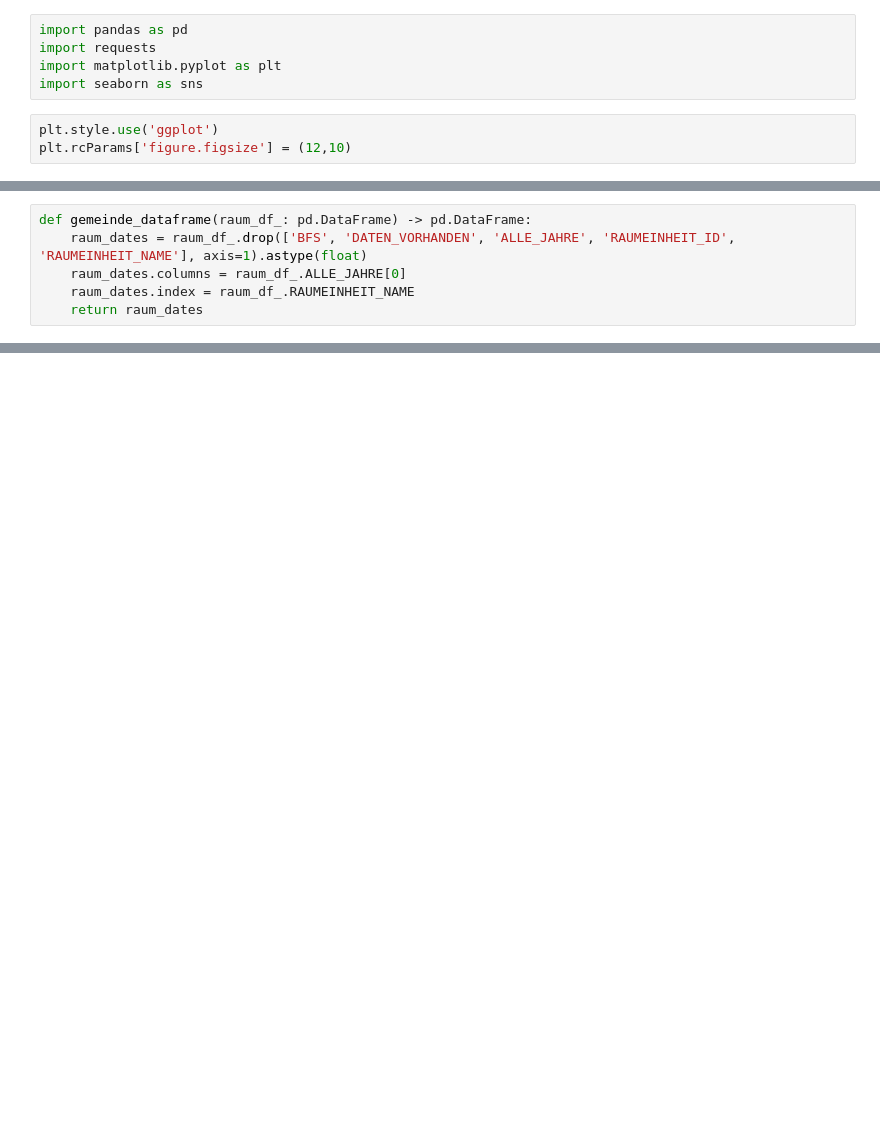
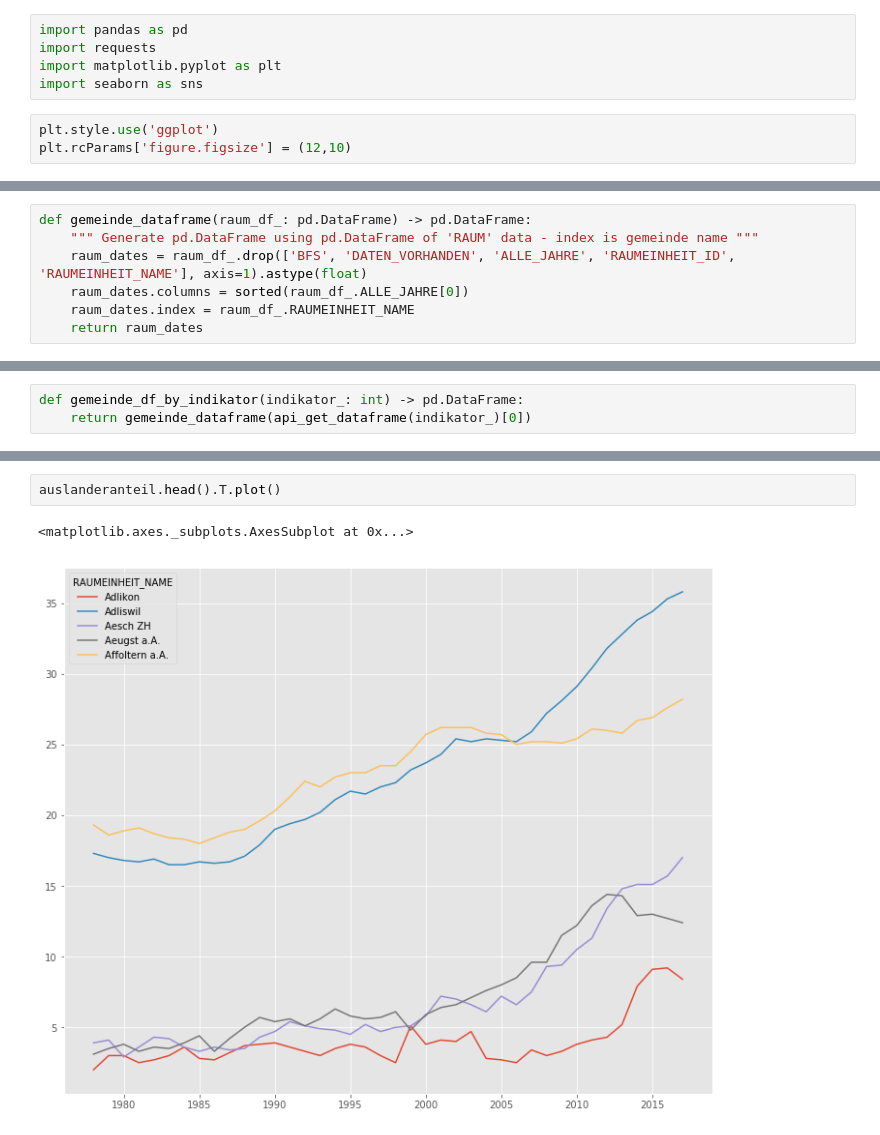
Before and after one commit to jartsavor/wikidata_canton_zurich, a Jupyter notebook: api_worker.ipynb, the cells around one changed output, grey strips where cells are left out. Drawn from its saved outputs; the diff is of its cells as text; blank space fills up the shorter version.

```diff
--- a/api_worker.ipynb
+++ b/api_worker.ipynb
@@ -18,7 +22,8 @@ raum, indi = api_get_dataframe('http://193.246.68.117:8080/gp/GP?type=EXPORT&ind
 # %%
 def gemeinde_dataframe(raum_df_: pd.DataFrame) -> pd.DataFrame:
+    """ Generate pd.DataFrame using pd.DataFrame of 'RAUM' data - index is gemeinde name """
     raum_dates = raum_df_.drop(['BFS', 'DATEN_VORHANDEN', 'ALLE_JAHRE', 'RAUMEINHEIT_ID', 'RAUMEINHEIT_NAME'], axis=1).astype(float)
-    raum_dates.columns = raum_df_.ALLE_JAHRE[0]
+    raum_dates.columns = sorted(raum_df_.ALLE_JAHRE[0])
     raum_dates.index = raum_df_.RAUMEINHEIT_NAME
     return raum_dates
 # %%
@@ -29,3 +35,6 @@ def gemeinde_by_date(raum_df_: pd.DataFrame, gemeinde: str) -> pd.DataFrame:
     df = df.drop(['BFS', 'DATEN_VORHANDEN', 'ALLE_JAHRE', 'RAUMEINHEIT_ID','RAUMEINHEIT_NAME'], axis=1).astype(float)
     df.columns = years
     return pd.DataFrame(df.stack()[ix], columns=[gemeinde])
+# %%
+def gemeinde_df_by_indikator(indikator_: int) -> pd.DataFrame:
+    return gemeinde_dataframe(api_get_dataframe(indikator_)[0])
@@ -31,0 +71,5 @@ def gemeinde_by_date(raum_df_: pd.DataFrame, gemeinde: str) -> pd.DataFrame:
+# %%
+auslanderanteil.head().T.plot()
+# %% [output]
+<matplotlib.axes._subplots.AxesSubplot at 0x...>
+[figure, added]
```
Also changed, not shown: parts of 12 cells of this notebook.
